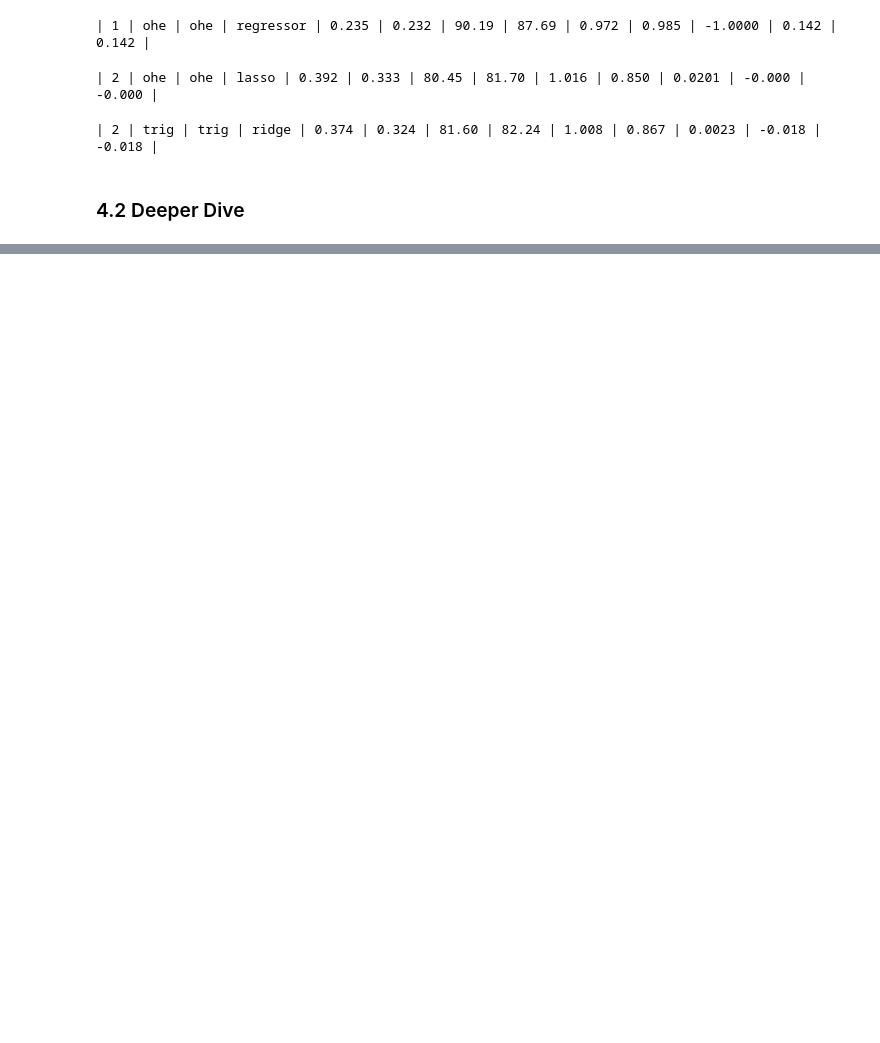
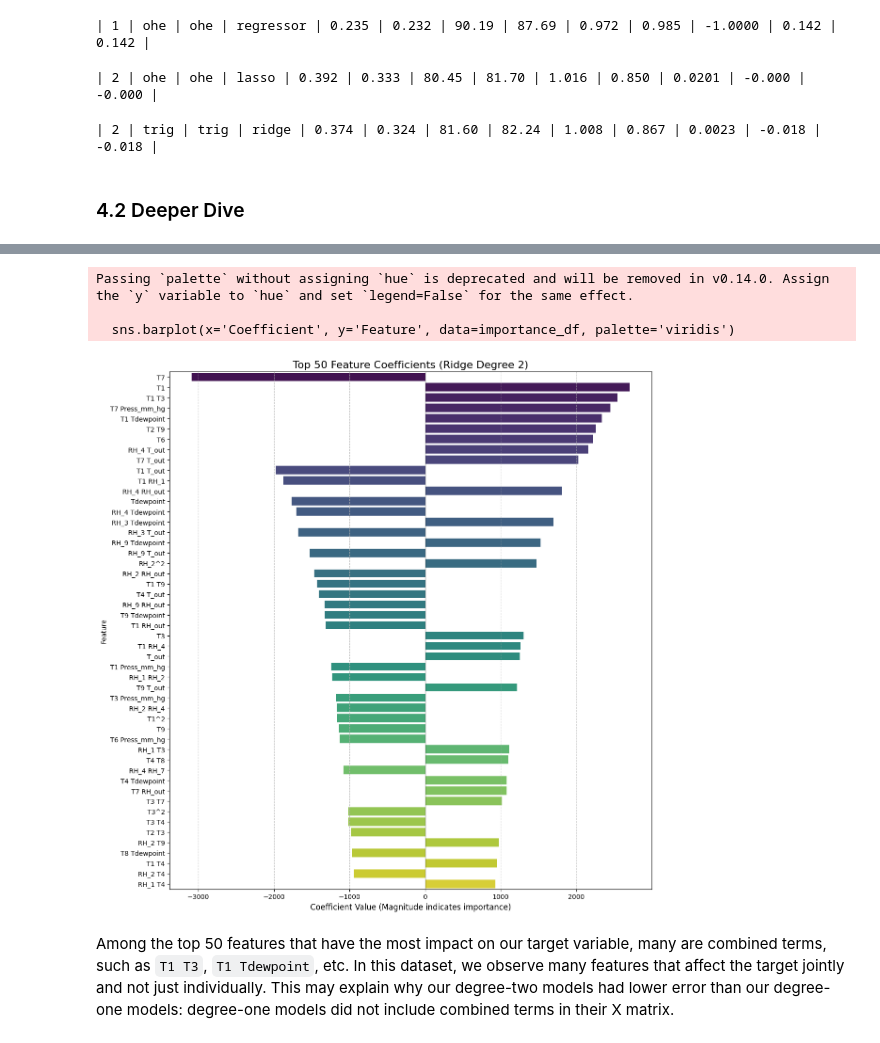
Before and after one commit to KayloPortal/kaggle_appliances_energy_prediction, a Jupyter notebook: experiment.ipynb, the cells around one changed output, grey strips where cells are left out. Cells and saved outputs as stored; diff of their text form; code cells hidden in the pictures; blank space fills up the shorter version.

```diff
--- a/experiment.ipynb
+++ b/experiment.ipynb
@@ -741,0 +791,39 @@ print_metrics(ridge, params)
+# %%
+def plot_feature_importance(model, feature_names, step, top_n=20, size=(12, 8)):
+    """
+    Plots the absolute value of coefficients to show feature importance.
+    """
+    # Extract coefficients
+    coefs = model.pipeline.named_steps[step].coef_
+
+    # Create a DataFrame for easy plotting
+    importance_df = pd.DataFrame({
+        'Feature': feature_names,
+        'Coefficient': coefs,
+        'Absolute_Importance': np.abs(coefs)
+    })
+
+    # Sort by absolute importance
+    importance_df = importance_df.sort_values(by='Absolute_Importance', ascending=False).head(top_n)
+
+    plt.figure(figsize=size)
+    sns.barplot(x='Coefficient', y='Feature', data=importance_df, palette='viridis')
+    plt.title(f'Top {top_n} Feature Coefficients (Ridge Degree 2)', fontsize=16)
+    plt.xlabel('Coefficient Value (Magnitude indicates importance)', fontsize=12)
+    plt.axvline(x=0, color='black', linestyle='-', linewidth=0.8)
+    plt.grid(axis='x', linestyle='--', alpha=0.7)
+    plt.tight_layout()
+    plt.show()
+# %%
+# feature_names = regressor.X_train.columns.tolist()
+# plot_feature_importance(regressor, feature_names, "regressor", top_n=80, size=(12, 12))
+
+feature_names = ridge.poly.get_feature_names_out()
+plot_feature_importance(ridge, feature_names, "ridge", top_n=50, size=(12, 12))
+# %% [output]
+Passing `palette` without assigning `hue` is deprecated and will be removed in v0.14.0. Assign the `y` variable to `hue` and set `legend=False` for the same effect.
+
+  sns.barplot(x='Coefficient', y='Feature', data=importance_df, palette='viridis')
+[figure, added]
+# %% [markdown]
+Among the top 50 features that have the most impact on our target variable, many are combined terms, such as `T1 T3`, `T1 Tdewpoint`, etc. In this dataset, we observe many features that affect the target jointly and not just individually. This may explain why our degree-two models had lower error than our degree-one models: degree-one models did not include combined terms in their X matrix.
```
Also changed, not shown: parts of 8 cells of this notebook.
